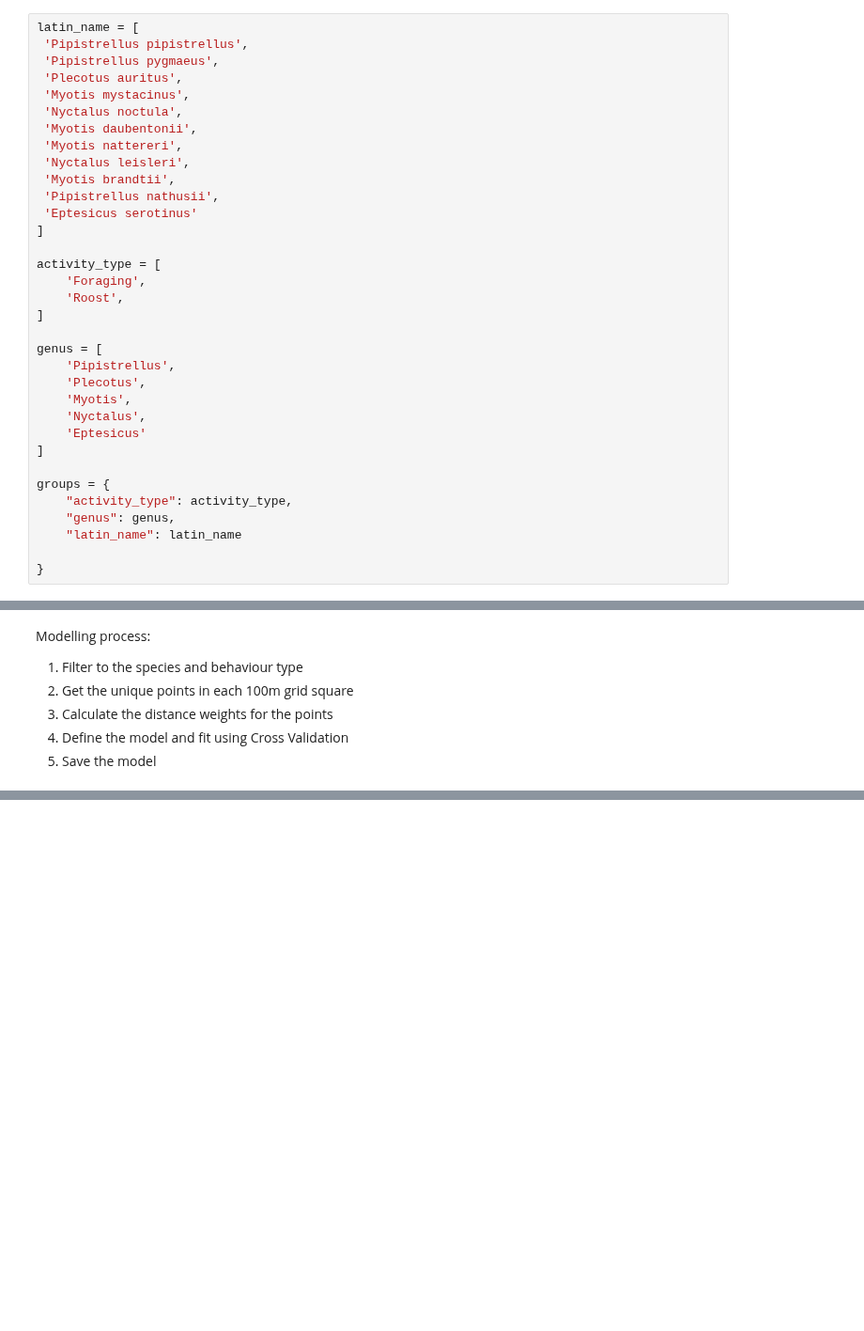
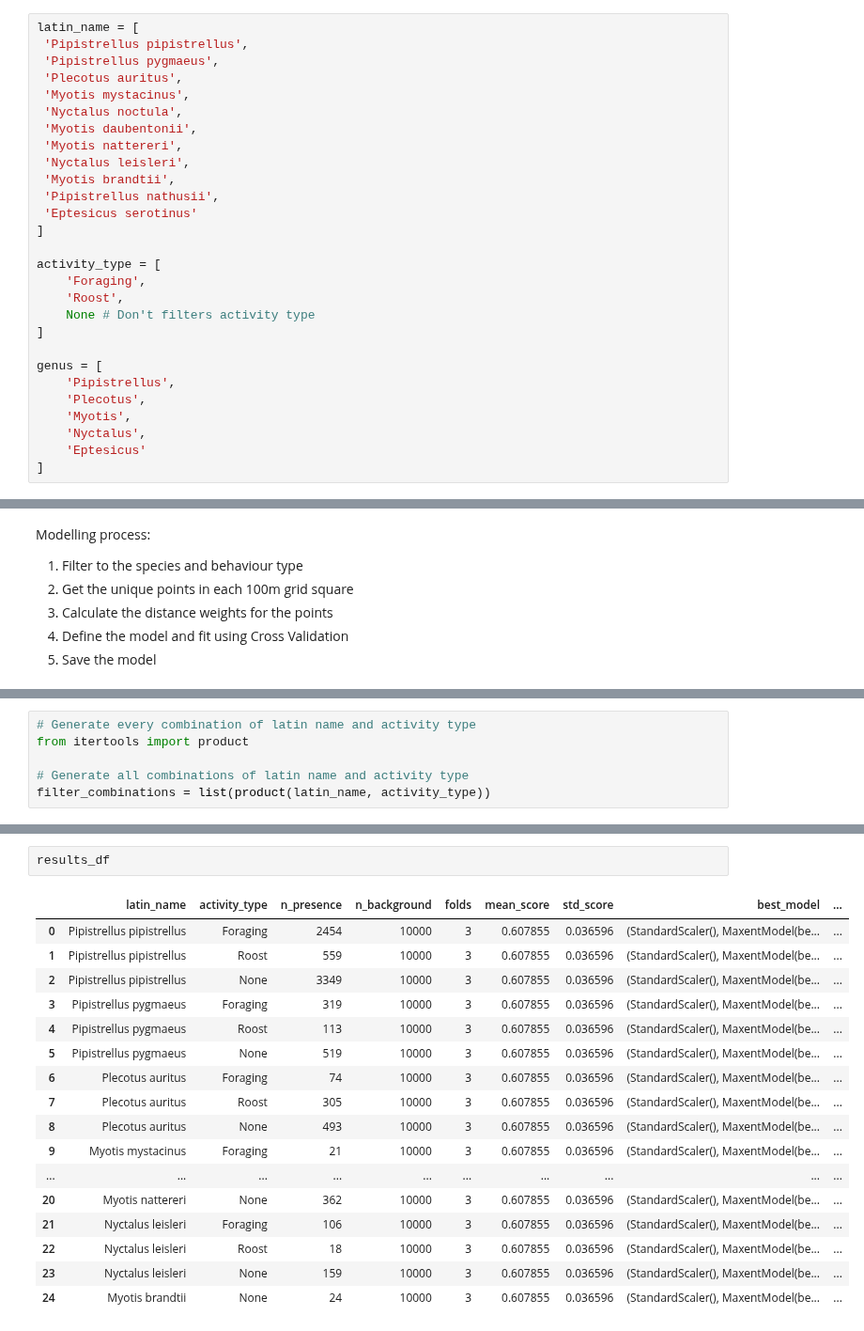
Before and after one commit to MatthewJWhittle/shefflied-bats, a Jupyter notebook: modelling/maxent-modelling.ipynb, the cells around one changed output, grey strips where cells are left out. Shown at 94% size. Cells and saved outputs as stored; diff of their text form; blank space fills up the shorter version.

```diff
--- a/modelling/maxent-modelling.ipynb
+++ b/modelling/maxent-modelling.ipynb
@@ -63,6 +74,7 @@ latin_name = [
 activity_type = [
     'Foraging',
     'Roost',
+    None # Don't filters activity type
 ]
 
 genus = [
@@ -72,13 +84,6 @@ genus = [
     'Nyctalus',
     'Eptesicus'
 ]
-
-groups = {
-    "activity_type": activity_type,
-    "genus": genus,
-    "latin_name": latin_name
-
-}
 # %%
 bats = bats[bats.accuracy <= 100]
 # %% [markdown]
@@ -391,0 +321,6 @@ Map(center=[20, 0], controls=(ZoomControl(options=['position', 'zoom_in_text', '
+# %%
+# Generate every combination of latin name and activity type
+from itertools import product
+
+# Generate all combinations of latin name and activity type
+filter_combinations = list(product(latin_name, activity_type))
@@ -391,0 +387,20 @@ Map(center=[20, 0], controls=(ZoomControl(options=['position', 'zoom_in_text', '
+# %%
+results_df
+# %% [output]
+|  | latin_name | activity_type | n_presence | n_background | folds | mean_score | std_score | best_model | ... |
+| 0 | Pipistrellus pipistrellus | Foraging | 2454 | 10000 | 3 | 0.607855 | 0.036596 | (StandardScaler(), MaxentModel(be... | ... |
+| 1 | Pipistrellus pipistrellus | Roost | 559 | 10000 | 3 | 0.607855 | 0.036596 | (StandardScaler(), MaxentModel(be... | ... |
+| 2 | Pipistrellus pipistrellus | None | 3349 | 10000 | 3 | 0.607855 | 0.036596 | (StandardScaler(), MaxentModel(be... | ... |
+| 3 | Pipistrellus pygmaeus | Foraging | 319 | 10000 | 3 | 0.607855 | 0.036596 | (StandardScaler(), MaxentModel(be... | ... |
+| 4 | Pipistrellus pygmaeus | Roost | 113 | 10000 | 3 | 0.607855 | 0.036596 | (StandardScaler(), MaxentModel(be... | ... |
+| 5 | Pipistrellus pygmaeus | None | 519 | 10000 | 3 | 0.607855 | 0.036596 | (StandardScaler(), MaxentModel(be... | ... |
+| 6 | Plecotus auritus | Foraging | 74 | 10000 | 3 | 0.607855 | 0.036596 | (StandardScaler(), MaxentModel(be... | ... |
+| 7 | Plecotus auritus | Roost | 305 | 10000 | 3 | 0.607855 | 0.036596 | (StandardScaler(), MaxentModel(be... | ... |
+| 8 | Plecotus auritus | None | 493 | 10000 | 3 | 0.607855 | 0.036596 | (StandardScaler(), MaxentModel(be... | ... |
+| 9 | Myotis mystacinus | Foraging | 21 | 10000 | 3 | 0.607855 | 0.036596 | (StandardScaler(), MaxentModel(be... | ... |
+| ... | ... | ... | ... | ... | ... | ... | ... | ... | ... |
+| 20 | Myotis nattereri | None | 362 | 10000 | 3 | 0.607855 | 0.036596 | (StandardScaler(), MaxentModel(be... | ... |
+| 21 | Nyctalus leisleri | Foraging | 106 | 10000 | 3 | 0.607855 | 0.036596 | (StandardScaler(), MaxentModel(be... | ... |
+| 22 | Nyctalus leisleri | Roost | 18 | 10000 | 3 | 0.607855 | 0.036596 | (StandardScaler(), MaxentModel(be... | ... |
+| 23 | Nyctalus leisleri | None | 159 | 10000 | 3 | 0.607855 | 0.036596 | (StandardScaler(), MaxentModel(be... | ... |
+| 24 | Myotis brandtii | None | 24 | 10000 | 3 | 0.607855 | 0.036596 | (StandardScaler(), MaxentModel(be... | ... |
```
Also changed, not shown: parts of 23 cells of this notebook, 1 other file.
